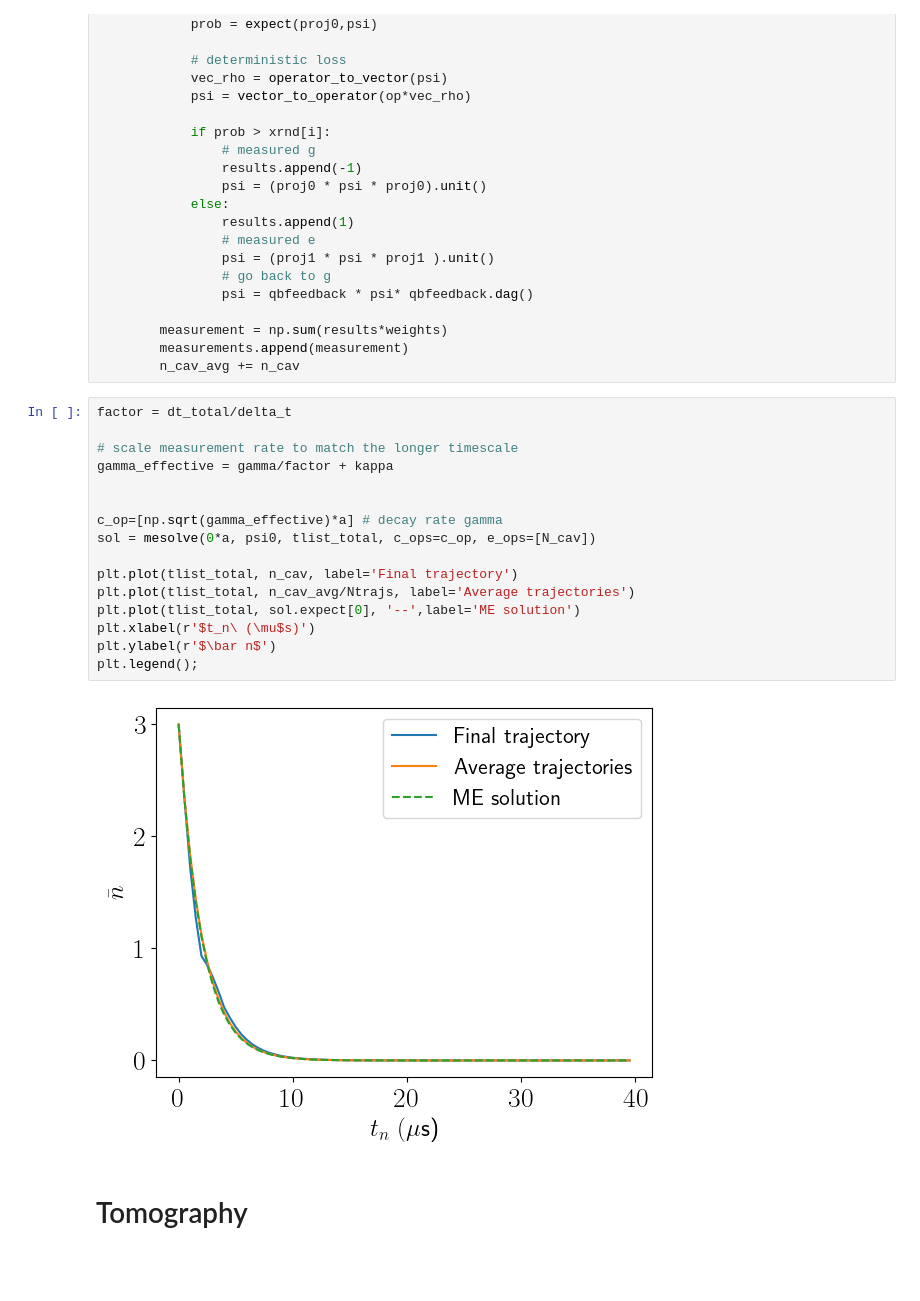
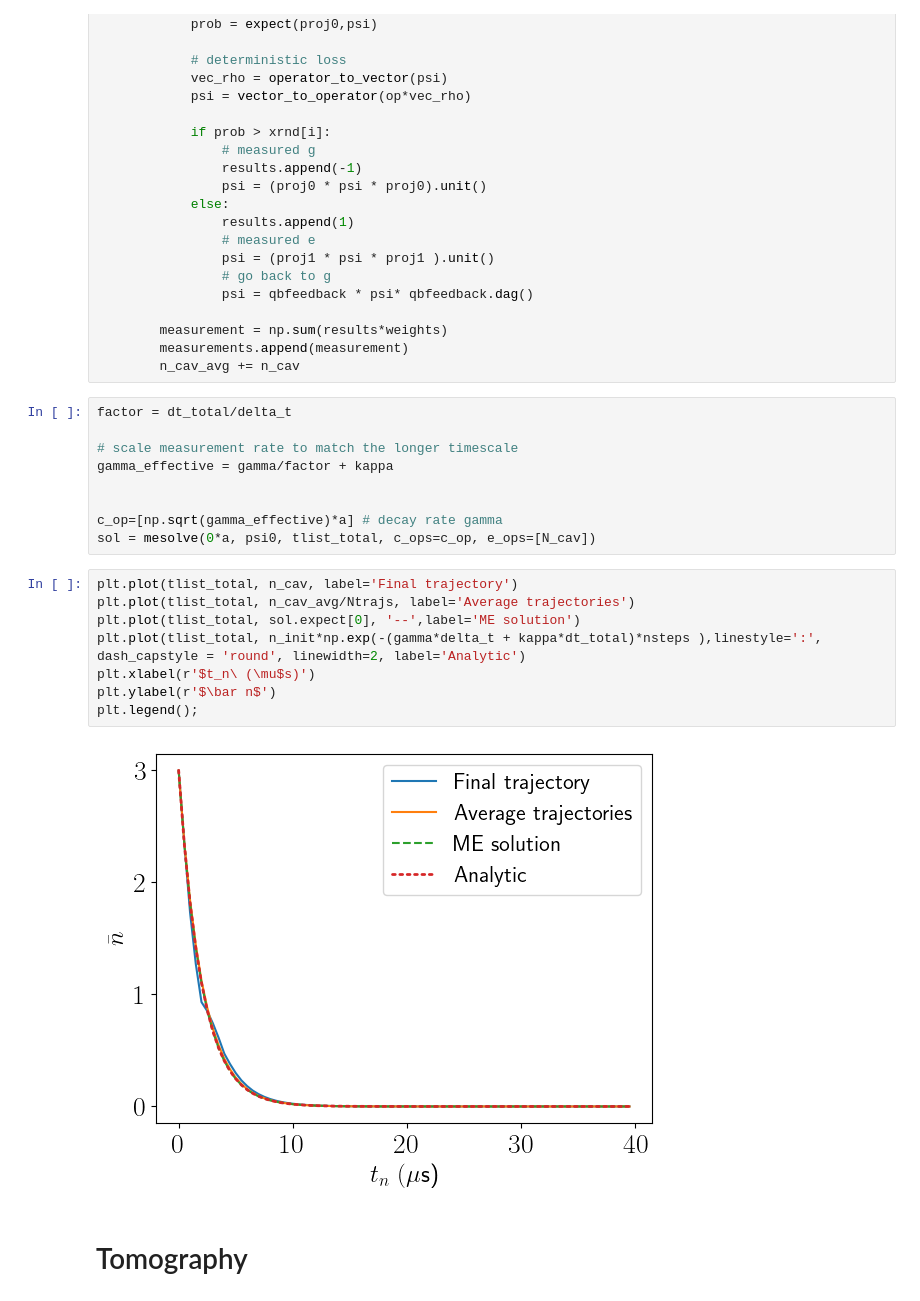
Before and after one commit to ingstra/qubitdyne, a Jupyter notebook: homodyne_open_system_dynamics.ipynb, the cells around one changed output. Drawn from its saved outputs; the diff is of its cells as text; blank space fills up the shorter version.

Commit message:
added analytic cumulative exponential decay

```diff
--- a/homodyne_open_system_dynamics.ipynb
+++ b/homodyne_open_system_dynamics.ipynb
@@ -306,15 +309,16 @@ gamma_effective = gamma/factor + kappa
 
 c_op=[np.sqrt(gamma_effective)*a] # decay rate gamma
 sol = mesolve(0*a, psi0, tlist_total, c_ops=c_op, e_ops=[N_cav])
-
-plt.plot(tlist_total, n_cav, label='Final trajectory')
-plt.plot(tlist_total, n_cav_avg/Ntrajs, label='Average trajectories')
-plt.plot(tlist_total, sol.expect[0], '--',label='ME solution')
-plt.xlabel(r'$t_n\ (\mu$s)')
-plt.ylabel(r'$\bar n$')
-plt.legend();
-# %% [output]
-[figure, removed]
+# %%
+plt.plot(tlist_total, n_cav, label='Final trajectory')
+plt.plot(tlist_total, n_cav_avg/Ntrajs, label='Average trajectories')
+plt.plot(tlist_total, sol.expect[0], '--',label='ME solution')
+plt.plot(tlist_total, n_init*np.exp(-(gamma*delta_t + kappa*dt_total)*nsteps ),linestyle=':', dash_capstyle = 'round', linewidth=2, label='Analytic')
+plt.xlabel(r'$t_n\ (\mu$s)')
+plt.ylabel(r'$\bar n$')
+plt.legend();
+# %% [output]
+[figure, added]
 # %% [markdown]
 # Tomography
 # %% [markdown]
```
Also changed, not shown: parts of 3 cells of this notebook.
